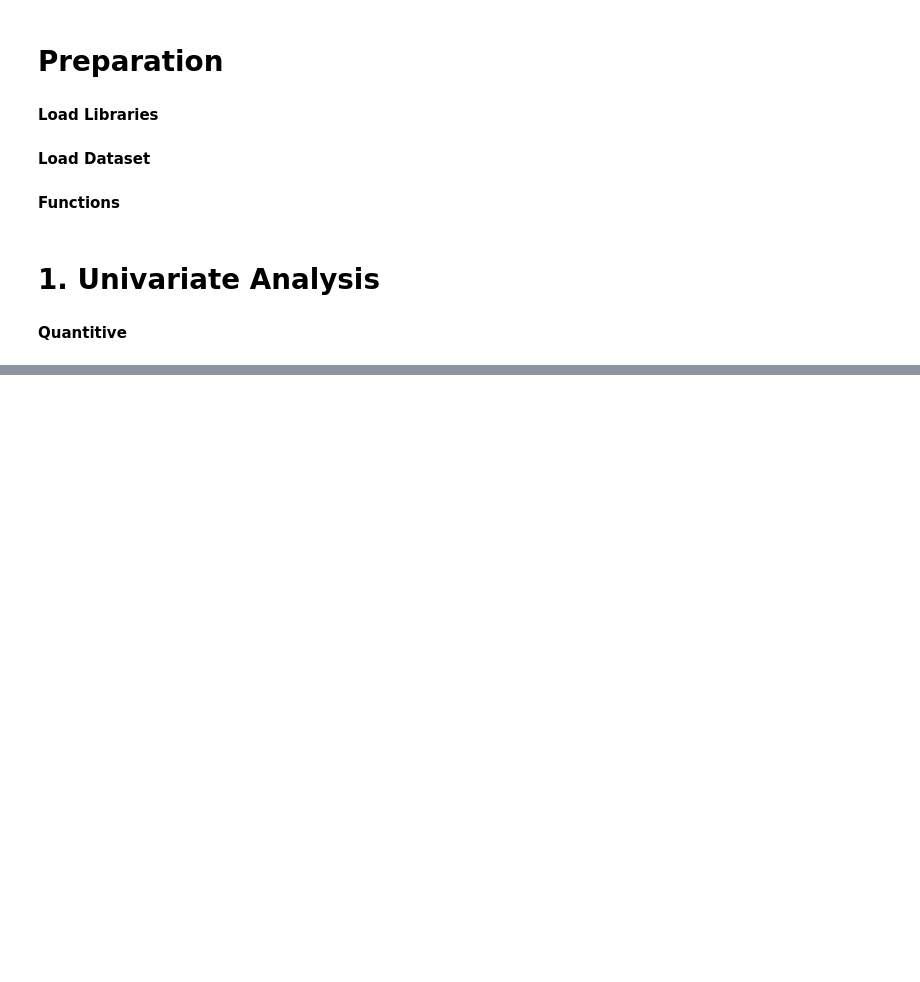
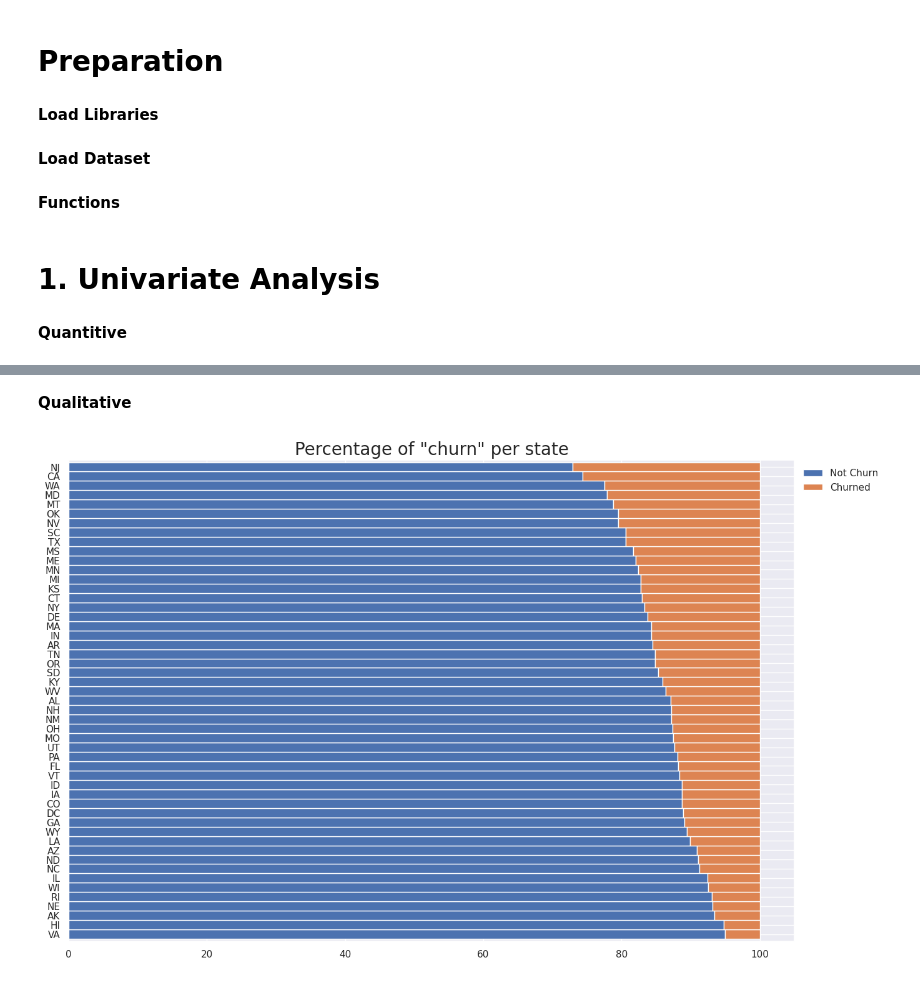
Before and after one commit to hyugai/MLOps_Marketing_CustomerChurn_2020KaggleCompetition, a Jupyter notebook: notebooks/descriptive/investigative.ipynb, the cells around one changed output, grey strips where cells are left out. Cells and saved outputs as stored; diff of their text form; code cells hidden in the pictures; blank space fills up the shorter version.

```diff
--- a/notebooks/descriptive/investigative.ipynb
+++ b/notebooks/descriptive/investigative.ipynb
@@ -113,0 +126,42 @@ plt.show()
+# %% [markdown]
+<b>Qualitative</b>
+# %%
+data = pd.pivot_table(
+    data=df_base,
+    index=['state'], columns=['churn'],
+    values='area_code',
+    aggfunc='count'
+)
+
+data_to_merge = df_base['state'].value_counts()
+data = pd.merge(
+    left=data, right=data_to_merge,
+    left_index=True, right_index=True
+)
+data['Not Churn'] = (data['no'] / data['count'])*100
+data['Churned'] = (data['yes'] / data['count'])*100
+# %%
+fig, ax = plt.subplots(
+    figsize=(15, 10)
+)
+
+data[['Not Churn', 'Churned']].sort_values(by='Churned')\
+    .plot(
+        kind='barh', width=1,
+        stacked=True,
+        ax=ax
+    )
+plt.legend(
+    bbox_to_anchor=(1, 1),
+    frameon=False
+)
+plt.ylabel(None)
+plt.title(
+    label='Percentage of "churn" per state',
+    fontdict=dict(
+        size=20
+    )
+)
+plt.show()
+# %% [output]
+[figure, added]
```
Also changed, not shown: parts of 4 cells of this notebook.
